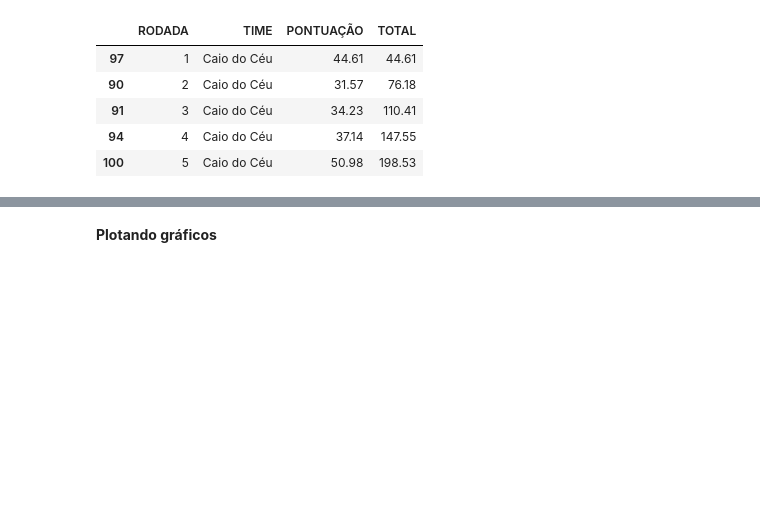
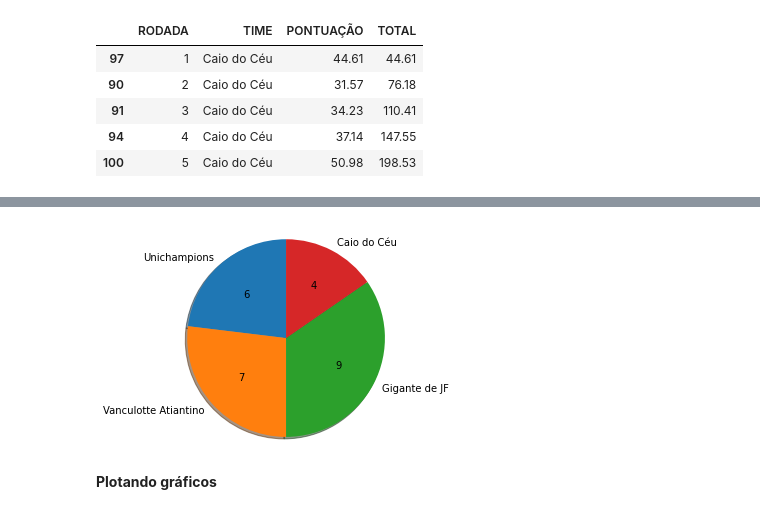
Before and after one commit to Eric-Mendes/estatisticas-quem-cair-calil, a Jupyter notebook: dados_quem_cair_calil_20_21.ipynb, the cells around one changed output, grey strips where cells are left out. Cells and saved outputs as stored; diff of their text form; code cells hidden in the pictures; blank space fills up the shorter version.

```diff
--- a/dados_quem_cair_calil_20_21.ipynb
+++ b/dados_quem_cair_calil_20_21.ipynb
@@ -120,3 +201,24 @@ df.head()
+# %%
+# Pie chart, where the slices will be ordered and plotted counter-clockwise:
+labels = 'Unichampions', 'Vanculotte Atiantino', 'Gigante de JF', 'Caio do Céu'
+sizes = [rcontagem_unichampions, rcontagem_vanculotte, rcontagem_gigante, \
+         rcontagem_caio]
+
+def make_autopct(values):
+    def my_autopct(pct):
+        total = sum(values)
+        val = int(round(pct*total/100.0))
+        return '{v:d}'.format(v=val)
+    return my_autopct
+
+fig1, ax1 = plt.subplots()
+ax1.pie(sizes, labels=labels, autopct=make_autopct(sizes),
+        shadow=True, startangle=90)
+ax1.axis('equal')  # Equal aspect ratio ensures that pie is drawn as a circle.
+
+plt.show()
+# %% [output]
+[figure, added]
 # %% [markdown]
 **Plotando gráficos**
 # %%
```
Also changed, not shown: parts of 7 cells of this notebook.
